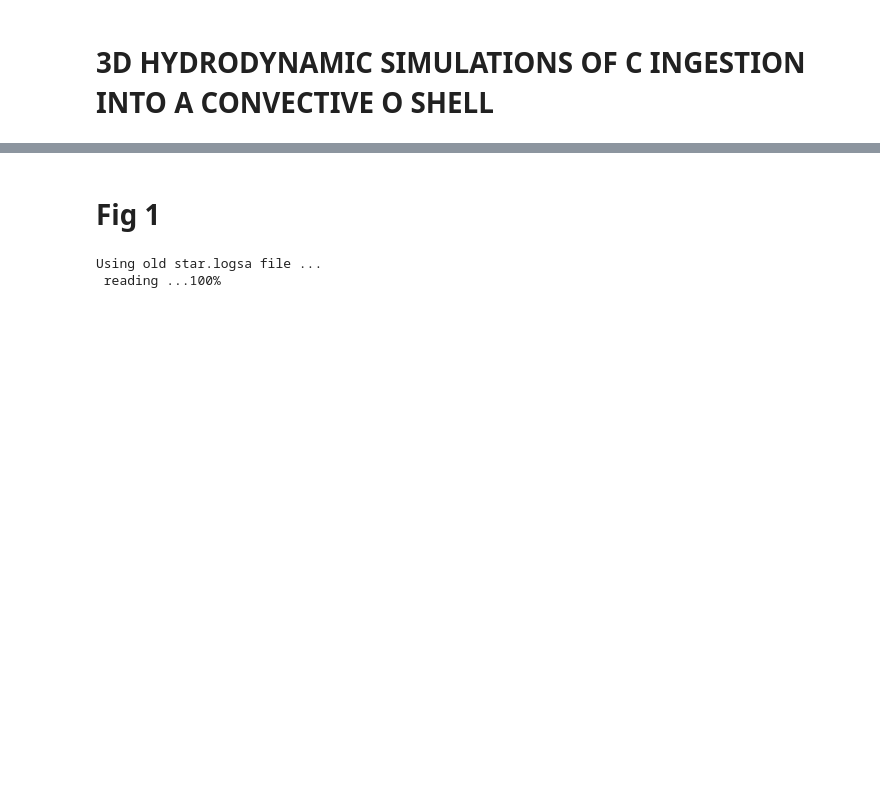
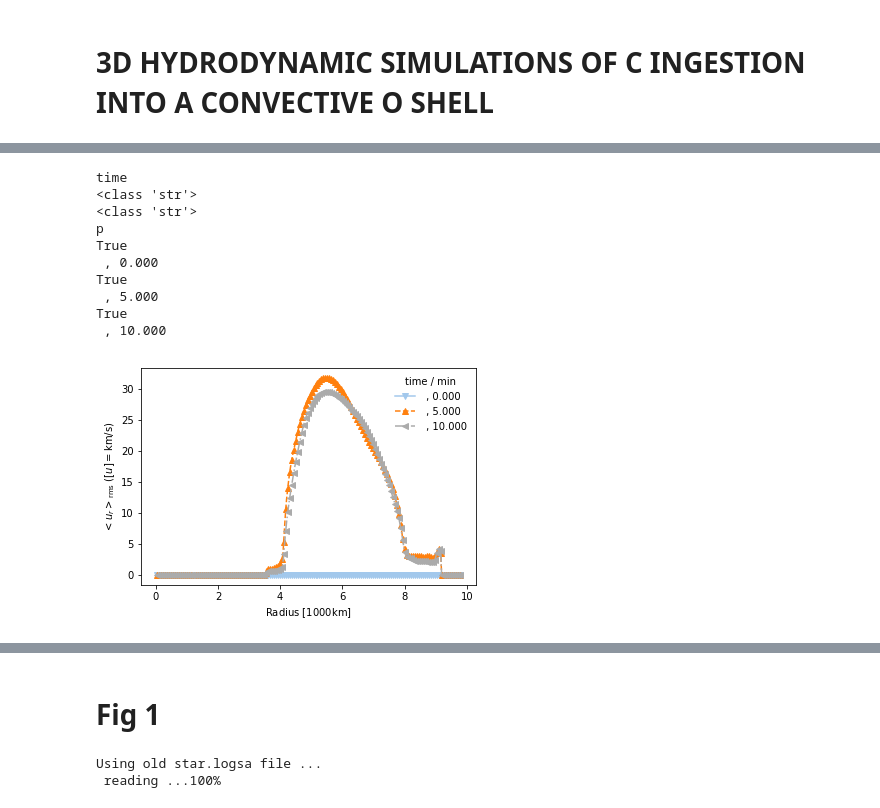
Before and after one commit to PPMstar/PPMnotebooks, a Jupyter notebook: C-ingestion/C-ingestion_figures.ipynb, the cells around one changed output, grey strips where cells are left out. Cells and saved outputs as stored; diff of their text form; code cells hidden in the pictures; blank space fills up the shorter version.

```diff
--- a/C-ingestion/C-ingestion_figures.ipynb
+++ b/C-ingestion/C-ingestion_figures.ipynb
@@ -18,0 +42,25 @@ The autoreload extension is already loaded. To reload it, use:
+# %%
+%load_ext autoreload
+%autoreload 2
+import sys
+sys.path.insert(0, '/home/user/PyPPM/')
+from ppmpy import ppm
+data_dir = '/data/ppm_rpod2/YProfiles/'
+project = 'O-shell-M25'
+ppm.set_YProf_path(data_dir+project)
+
+
+D2 = ppm.yprofile('D2')
+D2.prof_time([0,5,10],logy=False,num_type='time')
+# %% [output]
+time
+<class 'str'>
+<class 'str'>
+p
+True
+ , 0.000
+True
+ , 5.000
+True
+ , 10.000
+[figure, added]
```
Also changed, not shown: parts of 6 cells of this notebook, 12 other files.
